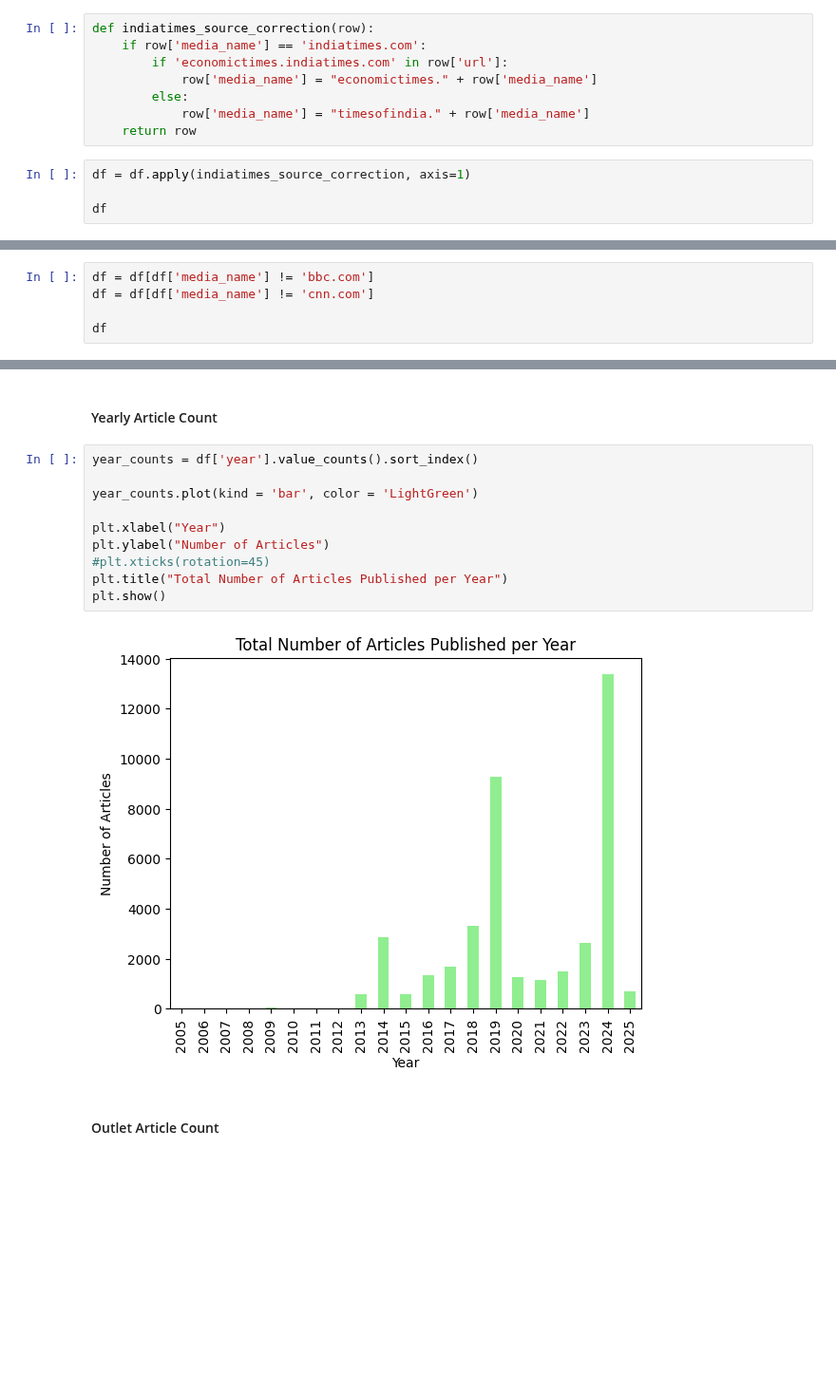
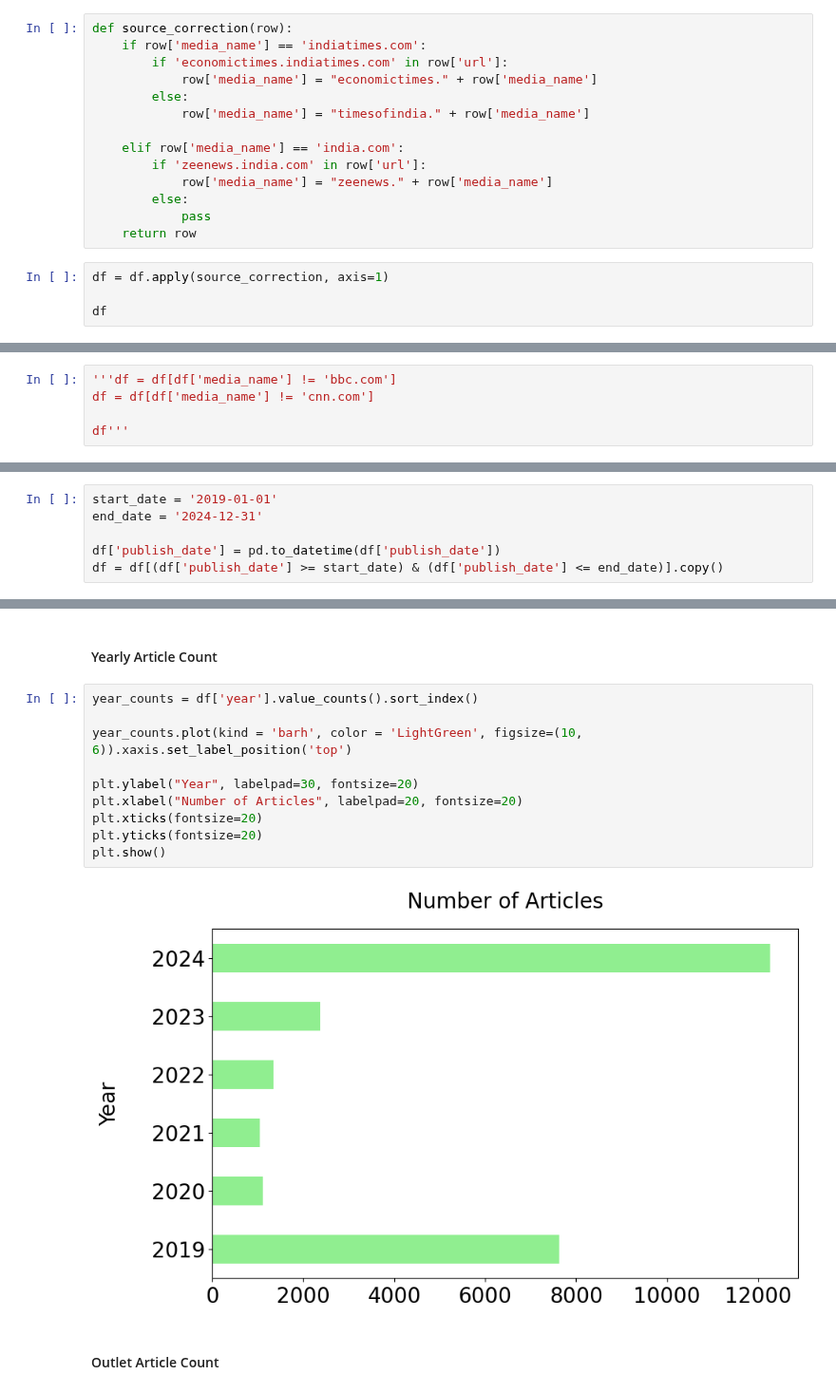
Before and after one commit to Rupository/IndiaMediaLens-Capture, a Jupyter notebook: Plots and Charts/AnalysisPlots.ipynb, the cells around one changed output, grey strips where cells are left out. Shown at 95% size. Cells and saved outputs as stored; diff of their text form; blank space fills up the shorter version.

Commit message:
TSC Eval upload, analysis plot updates, deduplication

```diff
--- a/Plots and Charts/AnalysisPlots.ipynb
+++ b/Plots and Charts/AnalysisPlots.ipynb
@@ -29,15 +29,21 @@ df
 # %% [markdown]
 Correct Economic Times and Times of India
 # %%
-def indiatimes_source_correction(row):
+def source_correction(row):
     if row['media_name'] == 'indiatimes.com':
         if 'economictimes.indiatimes.com' in row['url']:
             row['media_name'] = "economictimes." + row['media_name']
         else:
             row['media_name'] = "timesofindia." + row['media_name']
+
+    elif row['media_name'] == 'india.com':
+        if 'zeenews.india.com' in row['url']:
+            row['media_name'] = "zeenews." + row['media_name']
+        else:
+            pass
     return row
 # %%
-df = df.apply(indiatimes_source_correction, axis=1)
+df = df.apply(source_correction, axis=1)
 
 df
 # %% [output]
@@ -57,8 +63,8 @@ df
 # %% [markdown]
 Drop BBC and CNN for Temporary Analysis
 # %%
-df = df[df['media_name'] != 'bbc.com']
+'''df = df[df['media_name'] != 'bbc.com']
 df = df[df['media_name'] != 'cnn.com']
 
-df
+df'''
 # %% [output]
@@ -78,3 +74,9 @@ df
+# %%
+start_date = '2019-01-01'
+end_date = '2024-12-31'
+
+df['publish_date'] = pd.to_datetime(df['publish_date'])
+df = df[(df['publish_date'] >= start_date) & (df['publish_date'] <= end_date)].copy()
 # %% [markdown]
 Setup Year Column
 # %%
@@ -102,15 +104,15 @@ df
 # %%
 year_counts = df['year'].value_counts().sort_index()
 
-year_counts.plot(kind = 'bar', color = 'LightGreen')
+year_counts.plot(kind = 'barh', color = 'LightGreen', figsize=(10, 6)).xaxis.set_label_position('top')
 
-plt.xlabel("Year")
-plt.ylabel("Number of Articles")
-#plt.xticks(rotation=45)
-plt.title("Total Number of Articles Published per Year")
+plt.ylabel("Year", labelpad=30, fontsize=20)
+plt.xlabel("Number of Articles", labelpad=20, fontsize=20)
+plt.xticks(fontsize=20)
+plt.yticks(fontsize=20)
 plt.show()
 # %% [output]
-[figure, old version]
+[figure, new version]
 # %% [markdown]
 #### Outlet Article Count
 # %%
```
Also changed, not shown: parts of 9 cells of this notebook, 10 other files.
